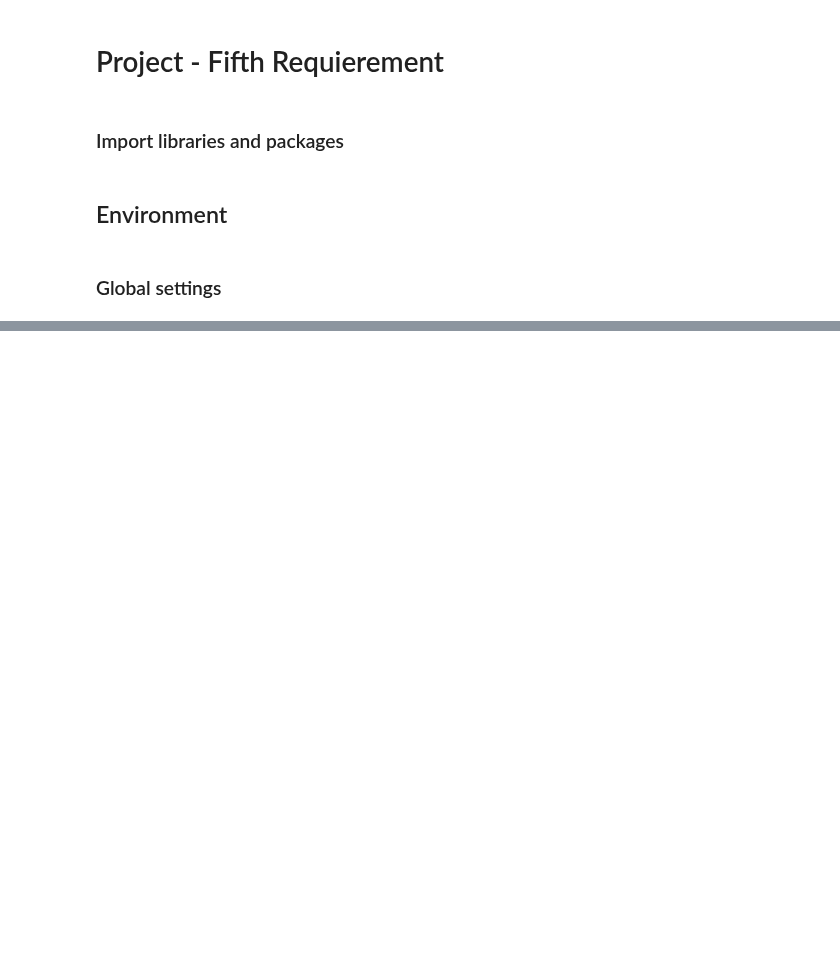
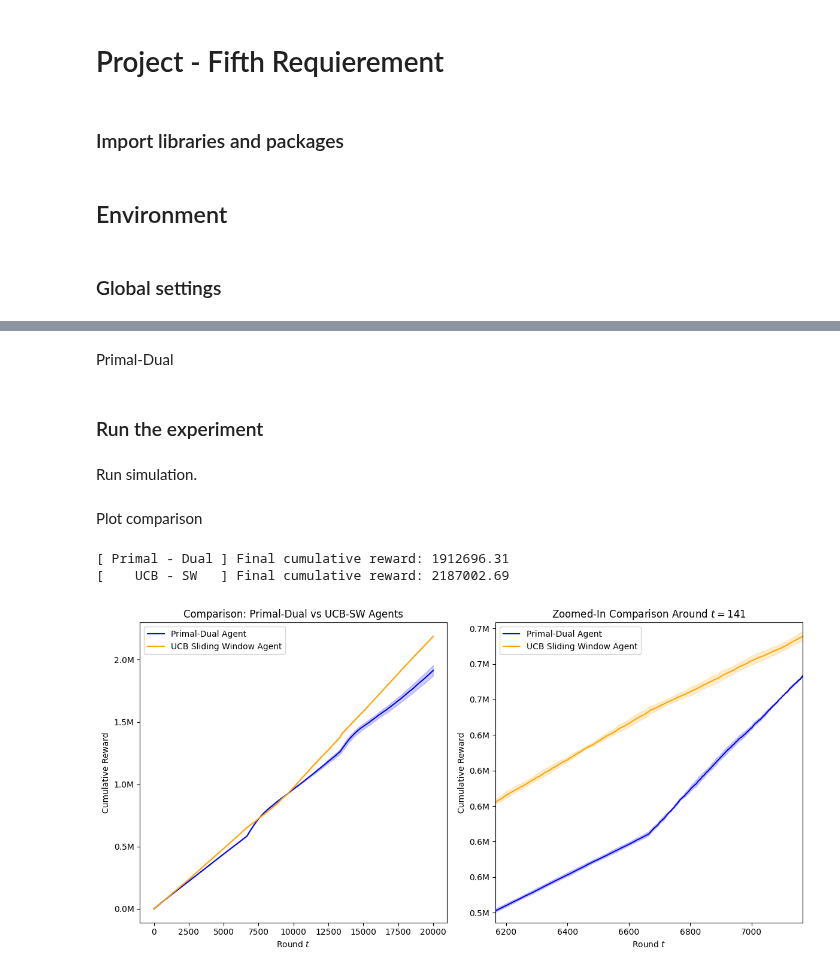
Before and after one commit to peetceenatoo/online-learning, a Jupyter notebook: R5.ipynb, the cells around one changed output, grey strips where cells are left out. Saved outputs shown, nothing was run; the diff lists cells and outputs as text; code cells hidden in the pictures; blank space fills up the shorter version.

```diff
--- a/R5.ipynb
+++ b/R5.ipynb
@@ -910,0 +194,2 @@ plt.legend()
+# %% [markdown]
+Primal-Dual
@@ -910,0 +300,4 @@ plt.legend()
+# %% [markdown]
+### Run the experiment
+# %% [markdown]
+Run simulation.
@@ -910,0 +356,49 @@ plt.legend()
+# %% [markdown]
+Plot comparison
+# %%
+# Convert to numpy arrays
+rewards_pd = np.array(all_rewards_dual['primal_dual'])   # shape (n_trials, T)
+rewards_ucb = np.array(all_rewards_dual['ucb_sw'])
+
+# Compute mean and std
+mean_pd = np.mean(rewards_pd, axis=0)
+std_pd = np.std(rewards_pd, axis=0)
+
+mean_ucb = np.mean(rewards_ucb, axis=0)
+std_ucb = np.std(rewards_ucb, axis=0)
+
+fig, axs = plt.subplots(1, 2, figsize=(12, 6))
+
+# Top plot: full range
+axs[0].plot(mean_pd, label='Primal-Dual Agent', color='blue')
+axs[0].fill_between(np.arange(T), mean_pd - std_pd, mean_pd + std_pd, color='blue', alpha=0.2)
+axs[0].plot(mean_ucb, label='UCB Sliding Window Agent', color='orange')
+axs[0].fill_between(np.arange(T), mean_ucb - std_ucb, mean_ucb + std_ucb, color='orange', alpha=0.2)
+axs[0].set_xlabel('Round $t$')
+axs[0].set_ylabel('Cumulative Reward')
+axs[0].set_title('Comparison: Primal-Dual vs UCB-SW Agents')
+axs[0].legend()
+axs[0].yaxis.set_major_formatter(matplotlib.ticker.FuncFormatter(millions_formatter))
+
+# Bottom plot: zoom-in around t = w_size
+axs[1].plot(mean_pd, label='Primal-Dual Agent', color='blue')
+axs[1].fill_between(np.arange(T), mean_pd - std_pd, mean_pd + std_pd, color='blue', alpha=0.2)
+axs[1].plot(mean_ucb, label='UCB Sliding Window Agent', color='orange')
+axs[1].fill_between(np.arange(T), mean_ucb - std_ucb, mean_ucb + std_ucb, color='orange', alpha=0.2)
+axs[1].set_xlabel('Round $t$')
+axs[1].set_ylabel('Cumulative Reward')
+axs[1].set_title(f'Zoomed-In Comparison Around $t = {w_size}$')
+axs[1].legend()
+axs[1].set_xlim(env1.interval_size - 500, env1.interval_size + 500)
+axs[1].set_ylim(mean_pd[env1.interval_size] - 50000, mean_ucb[env1.interval_size] + 50000)
+axs[1].yaxis.set_major_formatter(matplotlib.ticker.FuncFormatter(millions_formatter))
+
+plt.tight_layout()
+
+# Print final utility
+print(f"[ Primal - Dual ] Final cumulative reward: {mean_pd[-1]:.2f}")
+print(f"[    UCB - SW   ] Final cumulative reward: {mean_ucb[-1]:.2f}")
+# %% [output]
+[ Primal - Dual ] Final cumulative reward: 1912696.31
+[    UCB - SW   ] Final cumulative reward: 2187002.69
+[figure, added]
```
Also changed, not shown: parts of 34 cells of this notebook, 2 other files.
